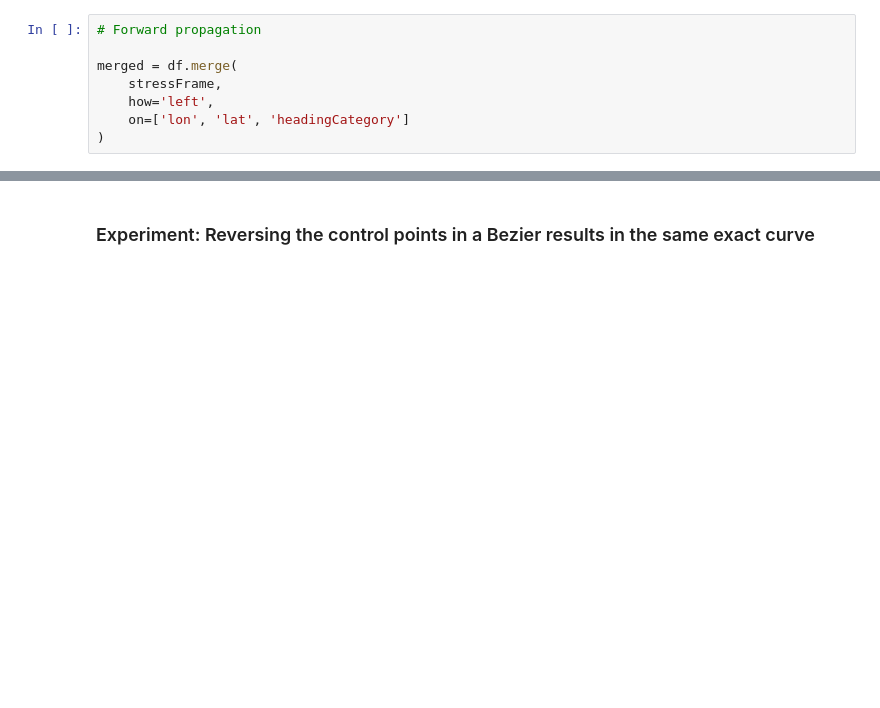
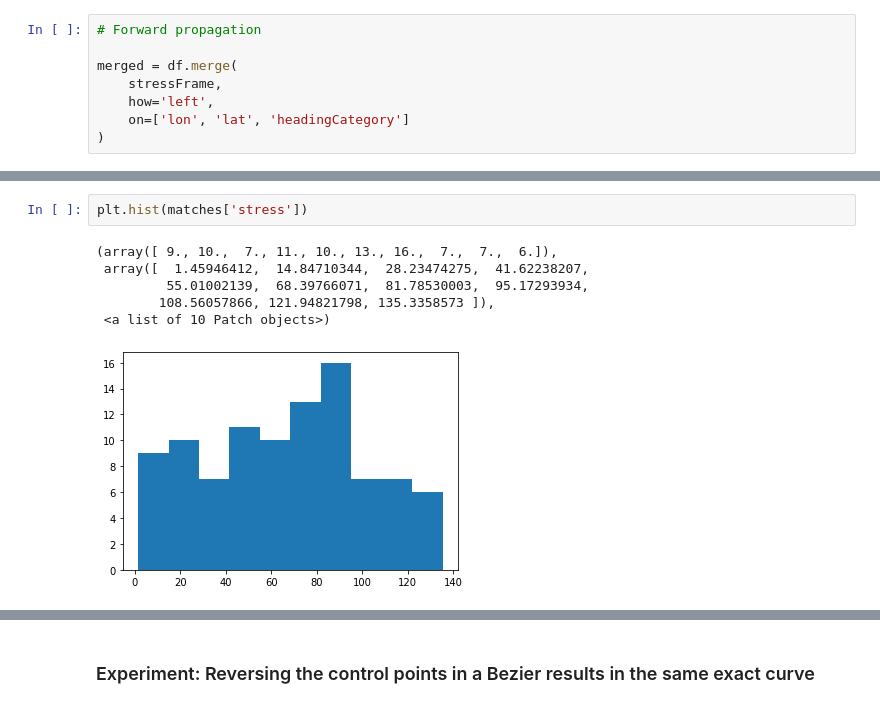
Before and after one commit to ssajous/europa-cycloids, a Jupyter notebook: src/Sample.ipynb, the cells around one changed output, grey strips where cells are left out. Saved outputs shown, nothing was run; the diff lists cells and outputs as text; blank space fills up the shorter version.

```diff
--- a/src/Sample.ipynb
+++ b/src/Sample.ipynb
@@ -681,0 +867,9 @@ controls
+# %%
+plt.hist(matches['stress'])
+# %% [output]
+(array([ 9., 10.,  7., 11., 10., 13., 16.,  7.,  7.,  6.]),
+ array([  1.45946412,  14.84710344,  28.23474275,  41.62238207,
+         55.01002139,  68.39766071,  81.78530003,  95.17293934,
+        108.56057866, 121.94821798, 135.3358573 ]),
+ <a list of 10 Patch objects>)
+[figure, added]
```
Also changed, not shown: parts of 44 cells of this notebook, 4 other files.
